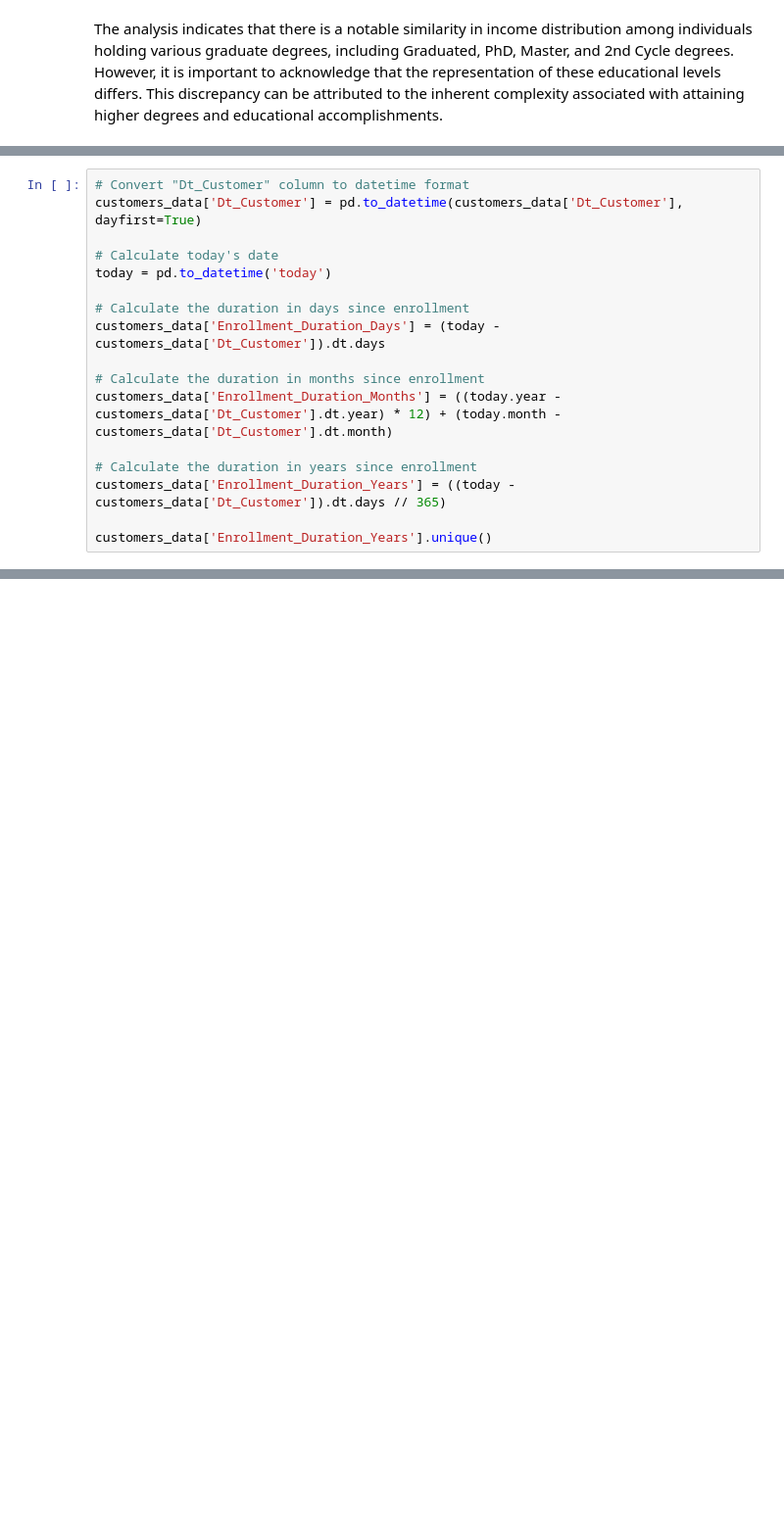
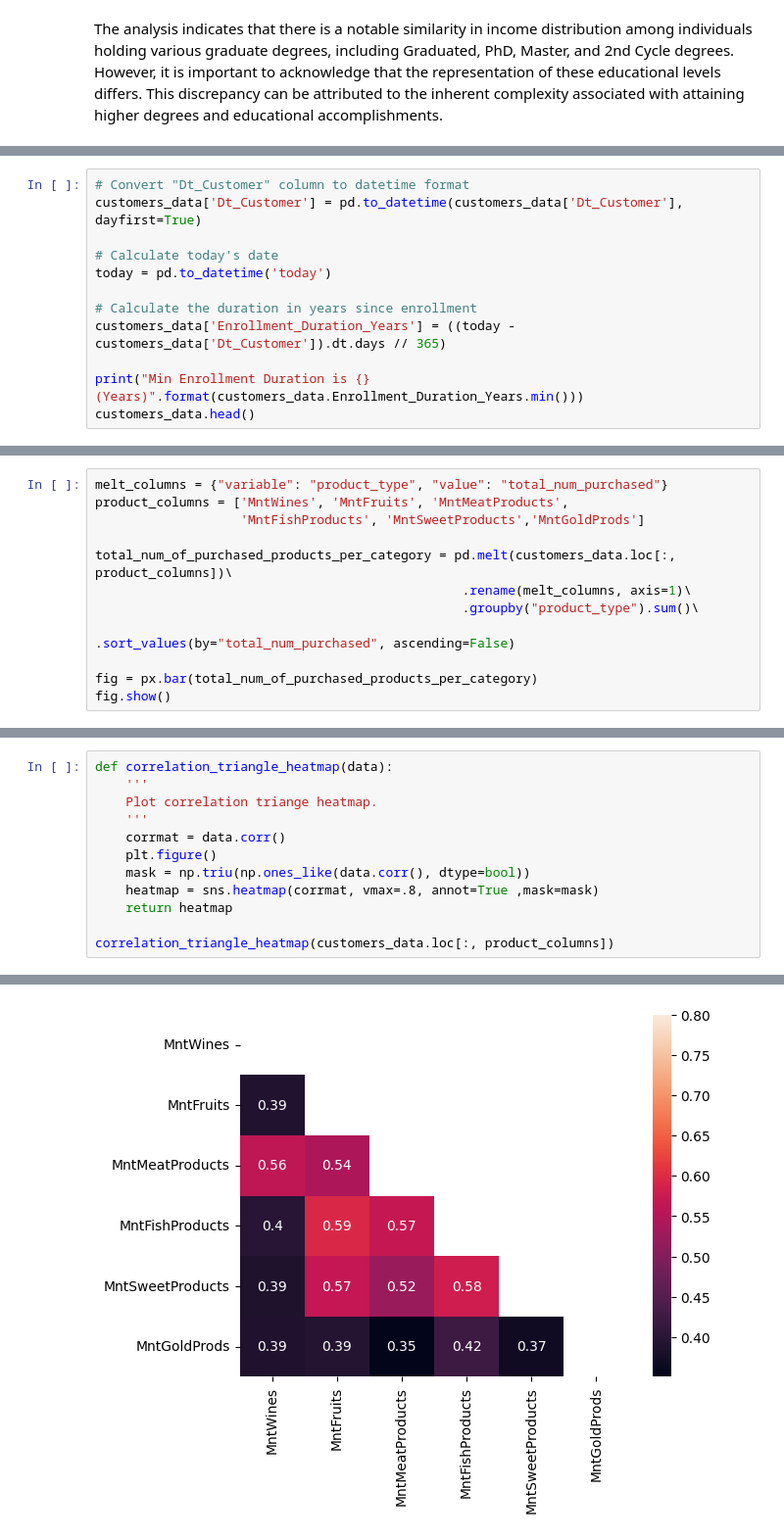
Before and after one commit to nikitarudakov/customer-personality-analysis, a Jupyter notebook: customer-personality-analysis.ipynb, the cells around one changed output, grey strips where cells are left out. Shown at 98% size. Cells and saved outputs as stored; diff of their text form; blank space fills up the shorter version.

```diff
--- a/customer-personality-analysis.ipynb
+++ b/customer-personality-analysis.ipynb
@@ -241,14 +247,9 @@ customers_data['Dt_Customer'] = pd.to_datetime(customers_data['Dt_Customer'], da
 # Calculate today's date
 today = pd.to_datetime('today')
 
-# Calculate the duration in days since enrollment
-customers_data['Enrollment_Duration_Days'] = (today - customers_data['Dt_Customer']).dt.days
-
-# Calculate the duration in months since enrollment
-customers_data['Enrollment_Duration_Months'] = ((today.year - customers_data['Dt_Customer'].dt.year) * 12) + (today.month - customers_data['Dt_Customer'].dt.month)
-
 # Calculate the duration in years since enrollment
 customers_data['Enrollment_Duration_Years'] = ((today - customers_data['Dt_Customer']).dt.days // 365)
 
-customers_data['Enrollment_Duration_Years'].unique()
+print("Min Enrollment Duration is {} (Years)".format(customers_data.Enrollment_Duration_Years.min()))
+customers_data.head()
 # %% [output]
@@ -255,0 +269,12 @@ array([10,  9,  8])
+# %%
+melt_columns = {"variable": "product_type", "value": "total_num_purchased"}
+product_columns = ['MntWines', 'MntFruits', 'MntMeatProducts',
+                   'MntFishProducts', 'MntSweetProducts','MntGoldProds']
+
+total_num_of_purchased_products_per_category = pd.melt(customers_data.loc[:, product_columns])\
+                                                .rename(melt_columns, axis=1)\
+                                                .groupby("product_type").sum()\
+                                                .sort_values(by="total_num_purchased", ascending=False)
+
+fig = px.bar(total_num_of_purchased_products_per_category)
+fig.show()
@@ -255,0 +285,13 @@ array([10,  9,  8])
+# %%
+def correlation_triangle_heatmap(data):
+    '''
+    Plot correlation triange heatmap.
+    '''
+    corrmat = data.corr()
+    plt.figure()
+    mask = np.triu(np.ones_like(data.corr(), dtype=bool))
+    heatmap = sns.heatmap(corrmat, vmax=.8, annot=True ,mask=mask)
+    return heatmap
+
+correlation_triangle_heatmap(customers_data.loc[:, product_columns])
+# %% [output]
@@ -255,0 +299 @@ array([10,  9,  8])
+[figure, added]
```
Also changed, not shown: parts of 16 cells of this notebook.
